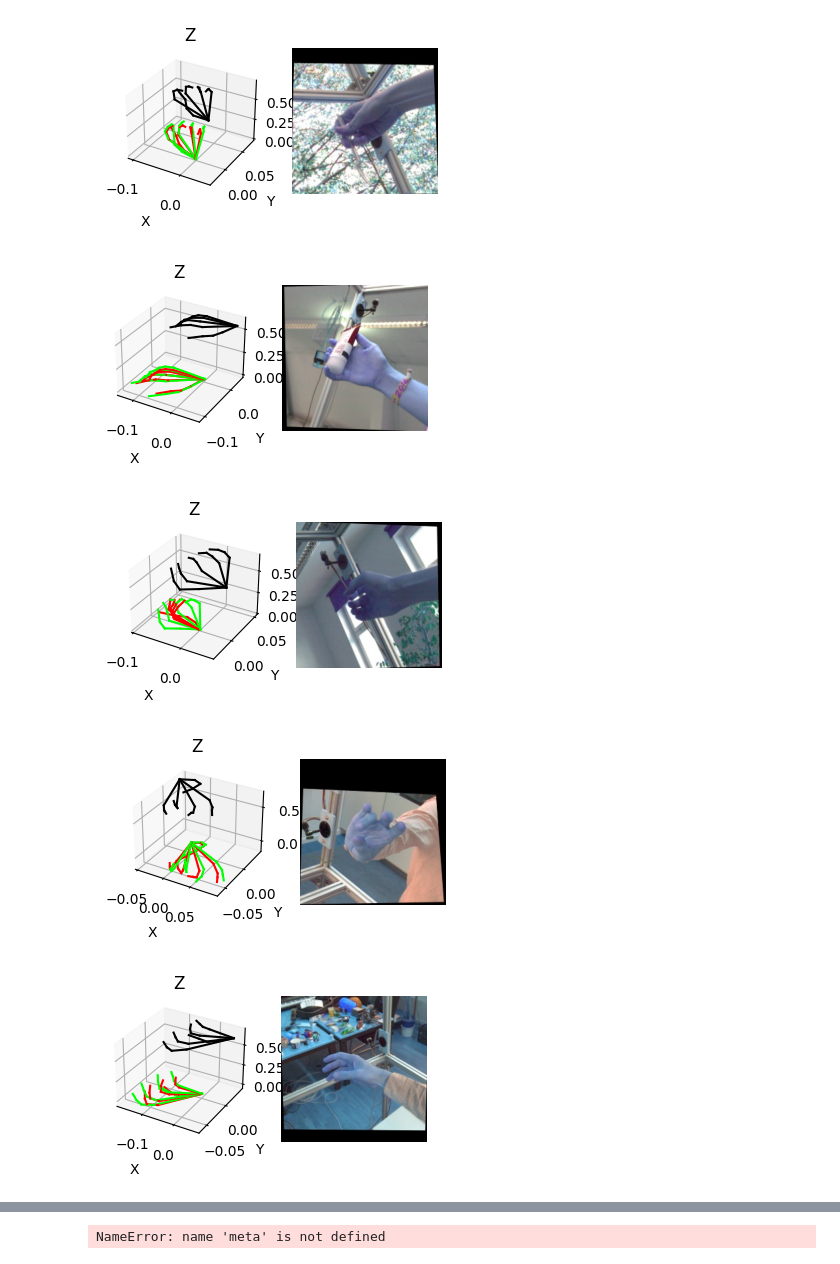
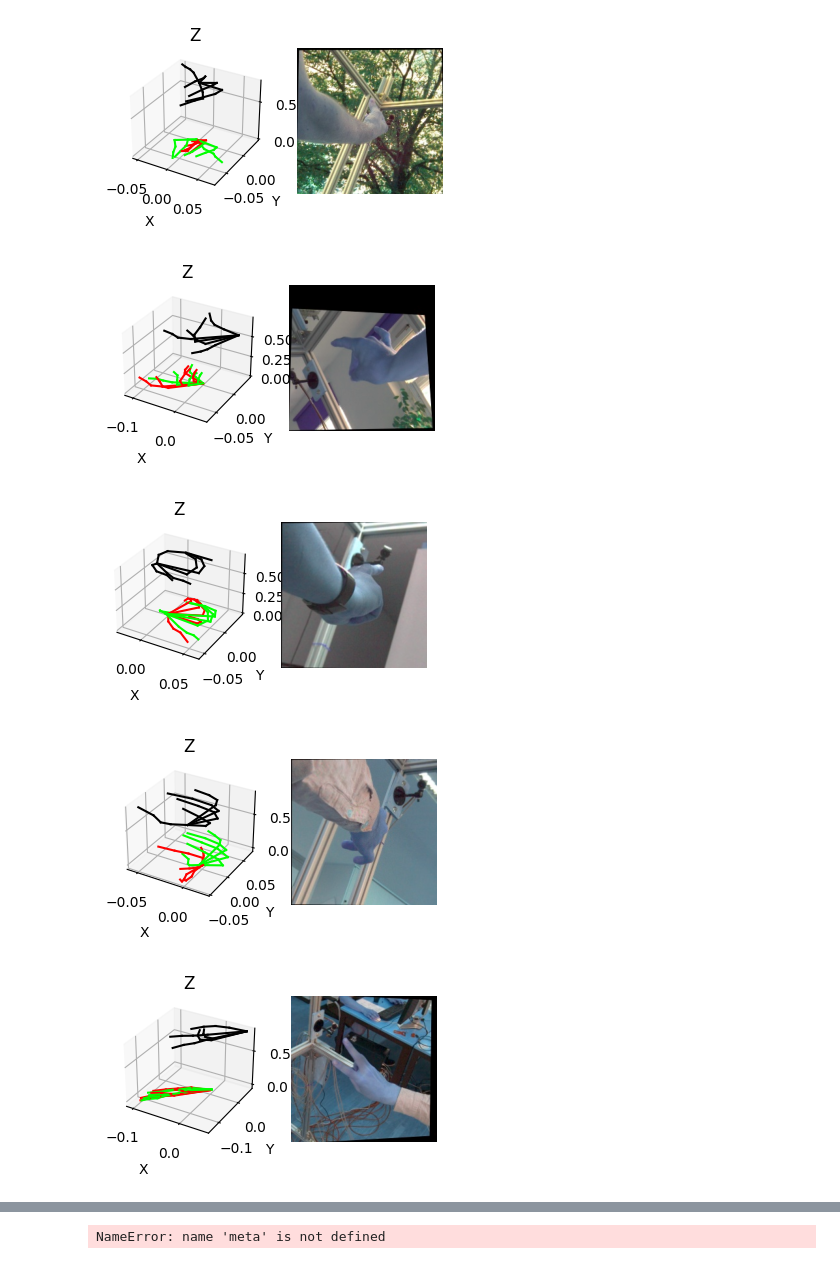
Before and after one commit to leejeongho3214/Synthetic-Hand-Dataset-Including-a-Forearm, a Jupyter notebook: src/tools/3d_visualize.ipynb, the cells around one changed output, grey strips where cells are left out. Drawn from its saved outputs; the diff is of its cells as text; code cells hidden in the pictures.

```diff
--- a/src/tools/3d_visualize.ipynb
+++ b/src/tools/3d_visualize.ipynb
@@ -18,9 +18,9 @@ import matplotlib.pyplot as plt
 import numpy as np
 import cv2
 
+error = [1092, 2919, 2380, 2196, 2263, 3003, 3454, 3354, 2179, 1592]
 
-
-for idx in range(10):
+for idx in error:
     gt = gt_list[idx]
     pred1 = model1[idx]
     pred2 = model2[idx]
@@ -51,5 +51,5 @@ for idx in range(10):
-[figure, old version]
+[figure, new version]
-[figure, old version]
+[figure, new version]
-[figure, old version]
+[figure, new version]
-[figure, old version]
+[figure, new version]
-[figure, old version]
+[figure, new version]
```
Also changed, not shown: parts of 1 cell of this notebook, 2 other files.
